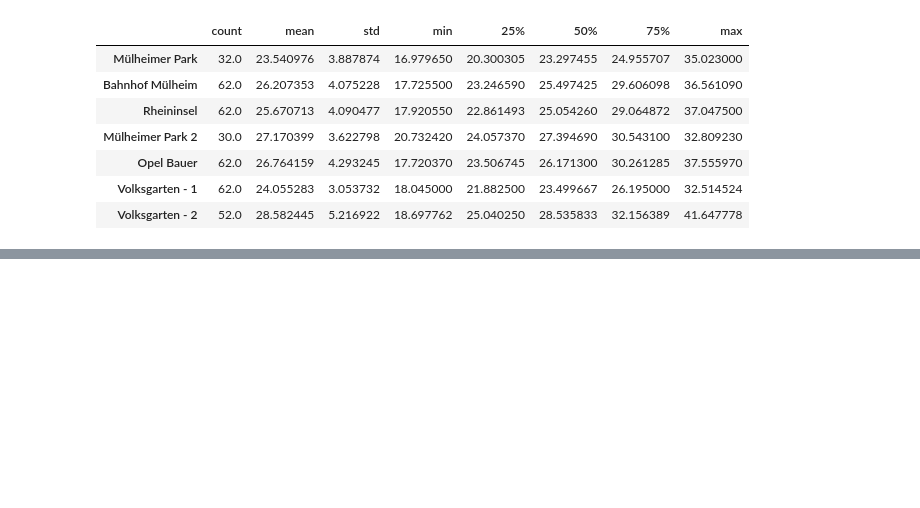
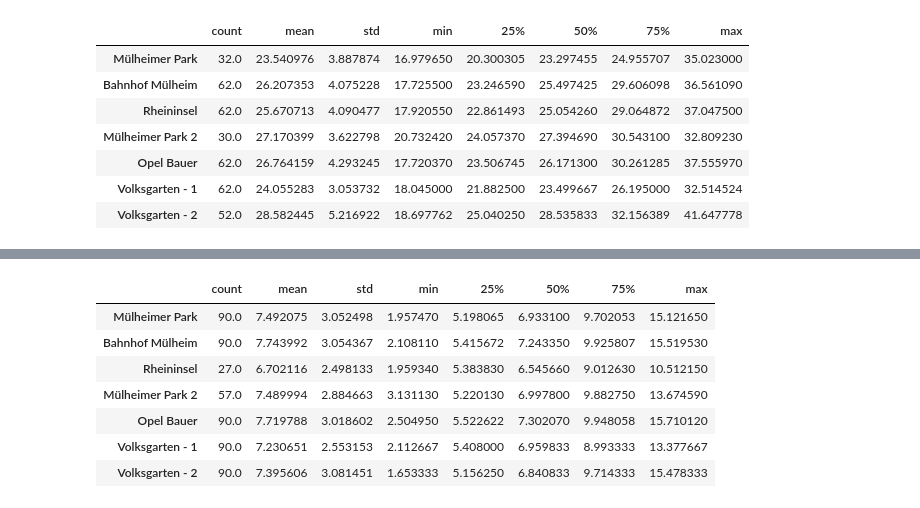
Before and after one commit to WhateverOP/Cologne_temperature_analysis, a Jupyter notebook: notebooks/analysis.ipynb, the cells around one changed output, grey strips where cells are left out. Saved outputs shown, nothing was run; the diff lists cells and outputs as text; code cells hidden in the pictures; blank space fills up the shorter version.

```diff
--- a/notebooks/analysis.ipynb
+++ b/notebooks/analysis.ipynb
@@ -297,0 +315,11 @@ My_DataAnalyzer.describe_data()
+# %%
+My_DataAnalyzer.describe_data()
+# %% [output]
+|  | count | mean | std | min | 25% | 50% | 75% | max |
+| Mülheimer Park | 90.0 | 7.492075 | 3.052498 | 1.957470 | 5.198065 | 6.933100 | 9.702053 | 15.121650 |
+| Bahnhof Mülheim | 90.0 | 7.743992 | 3.054367 | 2.108110 | 5.415672 | 7.243350 | 9.925807 | 15.519530 |
+| Rheininsel | 27.0 | 6.702116 | 2.498133 | 1.959340 | 5.383830 | 6.545660 | 9.012630 | 10.512150 |
+| Mülheimer Park 2 | 57.0 | 7.489994 | 2.884663 | 3.131130 | 5.220130 | 6.997800 | 9.882750 | 13.674590 |
+| Opel Bauer | 90.0 | 7.719788 | 3.018602 | 2.504950 | 5.522622 | 7.302070 | 9.948058 | 15.710120 |
+| Volksgarten - 1 | 90.0 | 7.230651 | 2.553153 | 2.112667 | 5.408000 | 6.959833 | 8.993333 | 13.377667 |
+| Volksgarten - 2 | 90.0 | 7.395606 | 3.081451 | 1.653333 | 5.156250 | 6.840833 | 9.714333 | 15.478333 |
```
Also changed, not shown: parts of 5 cells of this notebook.
